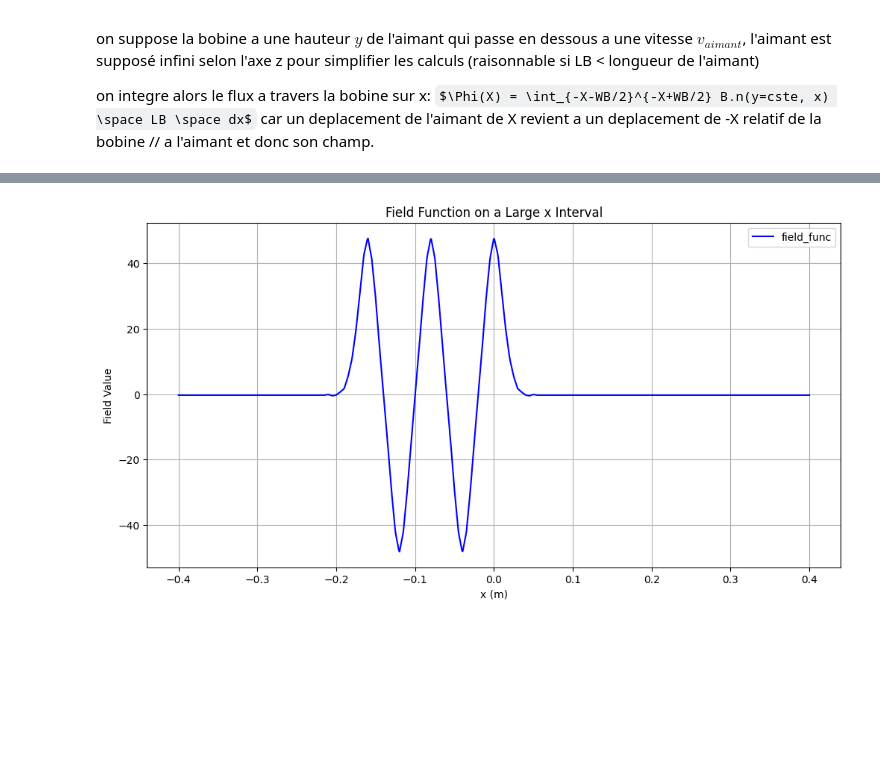
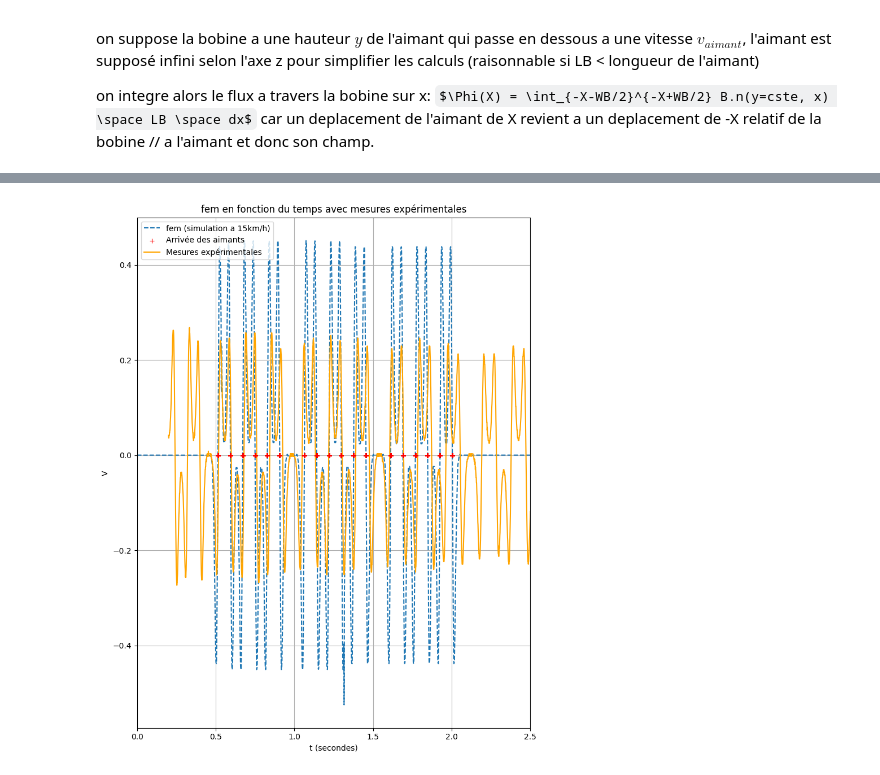
Before and after one commit to FuriousBird/TIPE_Dynamo, a Jupyter notebook: teslametre/modelisation_lat.ipynb, the cells around one changed output, grey strips where cells are left out. Saved outputs shown, nothing was run; the diff lists cells and outputs as text; code cells hidden in the pictures; some formulas as TeX source; blank space fills up the shorter version.

```diff
--- a/teslametre/modelisation_lat.ipynb
+++ b/teslametre/modelisation_lat.ipynb
@@ -231,18 +249,24 @@ plt.show()
-# %%
-# Define a large x interval
-x_interval = np.linspace(-40, 40, 1000)*1e-2
-
-# Compute the field values for the interval
-field_values = [field_func(x) for x in x_interval]
-
-# Plot the field function
-plt.figure(figsize=(12, 6))
-plt.plot(x_interval, field_values, label='field_func', linestyle='-', color='blue')
-plt.xlabel('x (m)')
-plt.ylabel('Field Value')
-plt.title('Field Function on a Large x Interval')
-plt.legend()
-plt.grid(True)
-plt.show()
-# %% [output]
-[figure, removed]
+# %%
+# Load the measurement data from the CSV file
+measurement_data = np.loadtxt('../data/mesure2cm_bis_3.csv', delimiter=',', skiprows=1)
+N_tours = 350 # Nombre de tours de bobine
+# Extract time and voltage values
+time_measurement = measurement_data[:, 0]
+voltage_measurement = measurement_data[:, 1]
+fem_calc = flux_derivative * N_tours
+
+# Plot the derivative and superimpose the measurement data
+plt.figure(figsize=(8, 10))
+plt.plot(T, flux_derivative, marker='', linestyle='--', label='fem (simulation a 15km/h)')
+plt.scatter(magnet_times, [0]*len(magnet_times), color="red", marker="+", zorder=10, label='Arrivée des aimants', linewidths=0.8)
+plt.plot(time_measurement+0.20, voltage_measurement, marker='', linestyle='-', label='Mesures expérimentales', color='orange')
+plt.xlim(0,2.5)
+plt.xlabel('t (secondes)')
+plt.ylabel('V')
+plt.title('fem en fonction du temps avec mesures expérimentales')
+plt.legend(loc='upper left')
+plt.grid(True)
+plt.tight_layout()
+plt.show()
+# %% [output]
+[figure, added]
```
Also changed, not shown: parts of 7 cells of this notebook, 44 other files.
